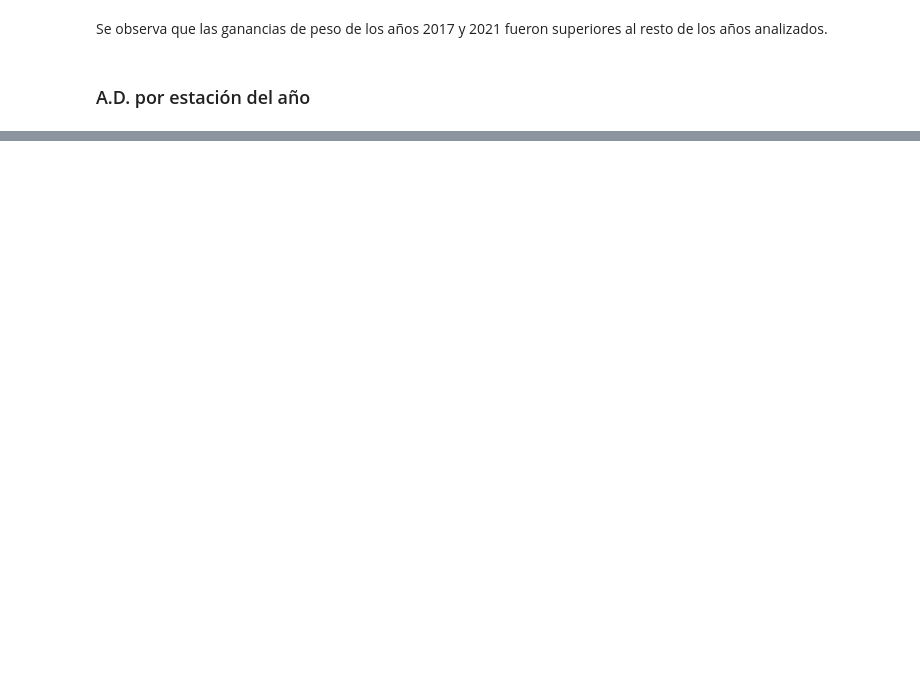
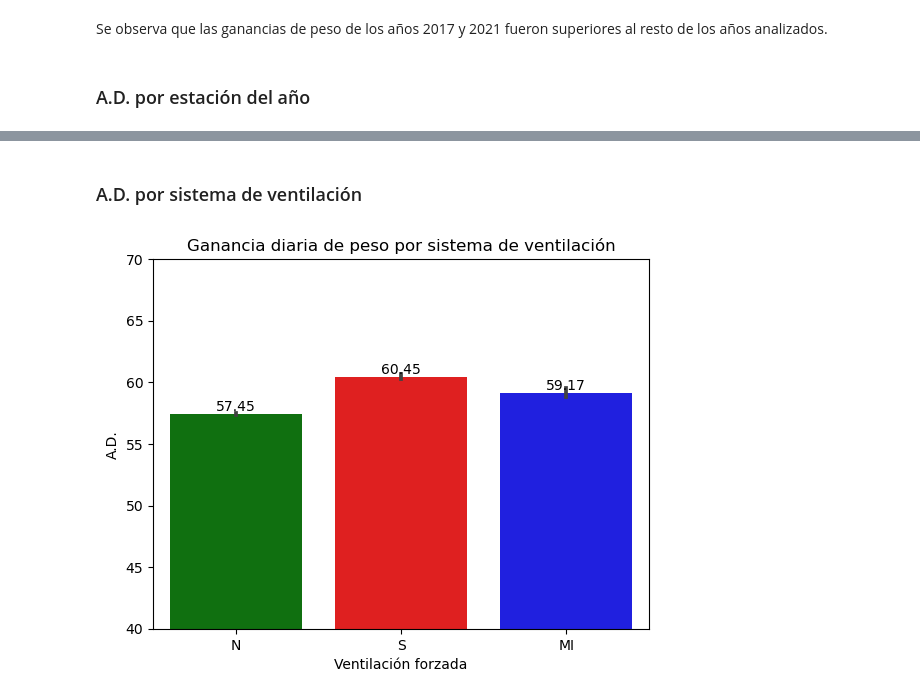
Before and after one commit to emilsebover/Proyecto_Coder, a Jupyter notebook: Proyecto_Final_BOVER.ipynb, the cells around one changed output, grey strips where cells are left out. Drawn from its saved outputs; the diff is of its cells as text; code cells hidden in the pictures; blank space fills up the shorter version.

```diff
--- a/Proyecto_Final_BOVER.ipynb
+++ b/Proyecto_Final_BOVER.ipynb
@@ -205,0 +284,10 @@ Se observa que las ganancias de peso de los años 2017 y 2021 fueron superiores
+# %% [markdown]
+### A.D. por sistema de ventilación
+# %%
+# Gráfico 6
+ax=sns.barplot(data=df, x='Ventilación forzada',y='A.D.', order=['N','S','MI'], palette=['green', 'red','blue'])
+ax.bar_label(ax.containers[0],fmt='%.2f')
+ax.set(ylim=(40, 70))
+ax.set(title='Ganancia diaria de peso por sistema de ventilación');
+# %% [output]
+[figure, added]
```
Also changed, not shown: parts of 70 cells of this notebook, 1 other file.
